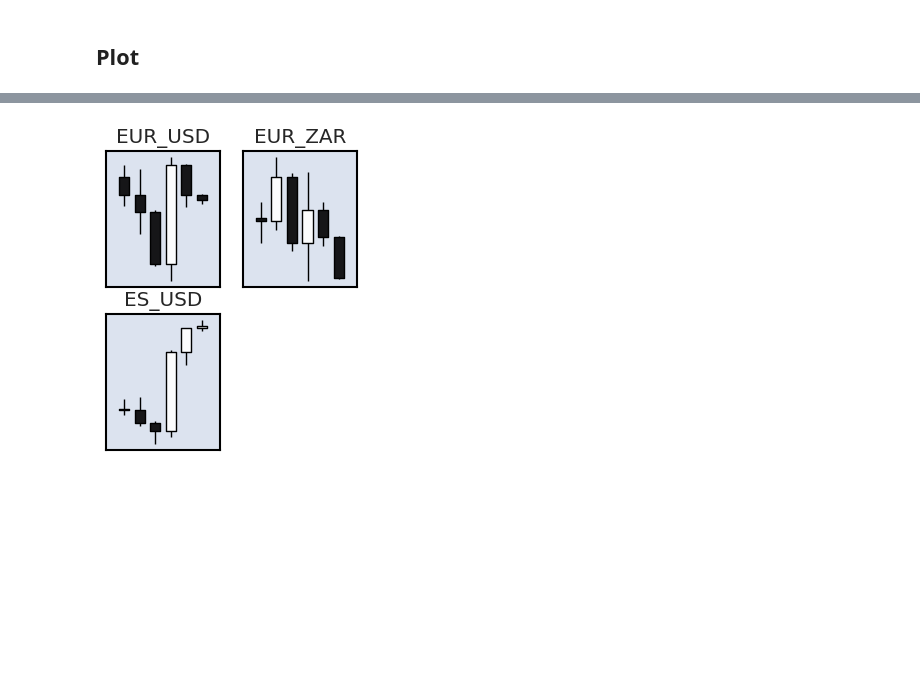
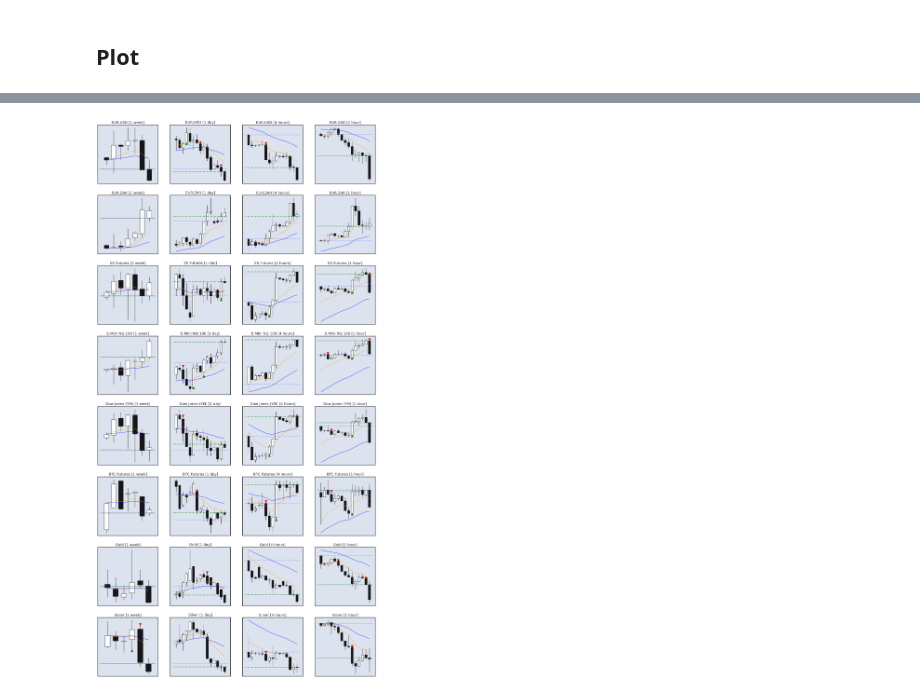
Before and after one commit to eltonplath/algo-trading, a Jupyter notebook: notebooks/Dashboard.ipynb, the cells around one changed output, grey strips where cells are left out. Saved outputs shown, nothing was run; the diff lists cells and outputs as text; code cells hidden in the pictures; blank space fills up the shorter version.

```diff
--- a/notebooks/Dashboard.ipynb
+++ b/notebooks/Dashboard.ipynb
@@ -176,12 +259,86 @@ def get_df(data):
 # %%
-fig = mpf.figure(figsize=(5,6))
+rows = len(contractsList.contracts)
+columns = 4
+rowHeight = 5
+figWidth = 18
+figHeight = rowHeight * rows
+noOfCandles = 15
+fig = mpf.figure(figsize=(figWidth,figHeight))
 
-for k,v in c.contracts.items():
-    print(f"{k} {v.contract.symbol}, data.size: {len(v.data)}")
-    if v.data:
-        #print(f"{k} {v.contract.symbol}{v.data}")
-        ax1 = fig.add_subplot(3,3,k)
-        ax1.axes.xaxis.set_visible(False)
-        ax1.axes.yaxis.set_visible(False)
-        mpf.plot(get_df(v.data),ax=ax1, type='candle', axtitle=v.contract.symbol+'_'+v.contract.currency)
+def get_contract_plus_candle_size(reqId, columns, contractName):
+    diff = reqId%columns
+    title = contractName
+    match diff:
+        case 1: # Weekly
+            title = f"{c.contractName} [{candleSizes[0]}]"
+        case 2: # Daily
+            title = f"{c.contractName} [{candleSizes[1]}]"
+        case 3: # H4
+            title = f"{c.contractName} [{candleSizes[2]}]"
+        case 0: # H1
+            #print(f"{c.contractName} [{candleSizes[3]}] monthly open price: {current_month_open_price}")
+            title = f"{c.contractName} [{candleSizes[3]}]"
+    return title
+
+# For each contract
+for c in contractsList.contracts:
+    # For each requested candleSize data array. key=reqId, value=contractNDArray
+    for reqId,contractDataArray in c.data.items():
+        if contractDataArray:
+            title = get_contract_plus_candle_size(reqId, columns, c.contractName)
+            #contractPriceDataDF = to_dataframe_last6candles(contractDataArray)
+            contractPriceDataDF = to_dataframe(contractDataArray)
+
+            #print(f'{title}')
+            #print('ARRAY')
+            #print(f'{contractDataArray}')
+            #print('DATAFRAME')
+            #print(f'{contractPriceDataDF}')
+
+            reversalPoints, downReversalPoints = find_reversal_points(contractPriceDataDF)
+
+
+            contractPriceDataDF = contractPriceDataDF.tail(noOfCandles)
+            negNoOfCandles = -noOfCandles
+            reversalPoints = reversalPoints[negNoOfCandles:]
+            downReversalPoints = downReversalPoints[negNoOfCandles:]
+
+            monthly_open = contractPriceDataDF['Open'].resample('M').last()
+            monthly_open_price = monthly_open.iloc[-1]
+
+            weekly_open = contractPriceDataDF['Open'].resample('W').first()
+            weekly_open_price = weekly_open.iloc[-1]
+
+            ax1 = fig.add_subplot(rows, columns, reqId)
+            ax1.axes.xaxis.set_visible(False)
+            ax1.axes.yaxis.set_visible(False)
+            #additionalPlot = mpf.make_addplot(to_dataframe(reversal_points), scatter=True, markersize=100, marker='^', color='red')
+
+            hlines=dict( hlines=(monthly_open_price,weekly_open_price),colors=['g','b'],linestyle='dotted',linewidths=(2,1) )
+            #print(f'M open: {monthly_open_price}, W open: {weekly_open_price}')
+            #print('-------------------------')
+            noReversals = all(np.isnan(item) for item in reversalPoints)
+            noDownReversals = all(np.isnan(item) for item in downReversalPoints)
+            #print(f'reversals {len(reversalPoints)}')
+            #print(f'noreversals {noReversals}')
+            #print(f'downReversals {len(downReversalPoints)}')
+            #print(f'noDownReversals {noDownReversals}')
+
+
+            aps=[]
+
+            if not noDownReversals:
+                aps.append(mpf.make_addplot(downReversalPoints, ax=ax1, type='scatter', marker='v', markersize=80, color='red'))
+            if not noReversals:
+                aps.append(mpf.make_addplot(reversalPoints, ax=ax1, type='scatter', marker='^', markersize=80, color='green'))
+
+            #ema_10 = talib.EMA(contractPriceDataDF['Close'], timeperiod=10)
+            #print(type(ema_10))
+            aps.append(mpf.make_addplot(contractPriceDataDF['ema10'], ax=ax1, color='orange', width=1))
+            aps.append(mpf.make_addplot(contractPriceDataDF['ema30'], ax=ax1, color='blue', width=1))
+
+            mpf.plot(contractPriceDataDF, ax=ax1, addplot=aps, hlines=hlines, type='candle', axtitle=title)
+
+
+print(f"Executed at {datetime.now(ZoneInfo('Europe/Amsterdam'))}")
 # %% [output]
@@ -193 +346 @@ for k,v in c.contracts.items():
-[figure, old version]
+[figure, new version]
```
Also changed, not shown: parts of 15 cells of this notebook, 3 other files.
